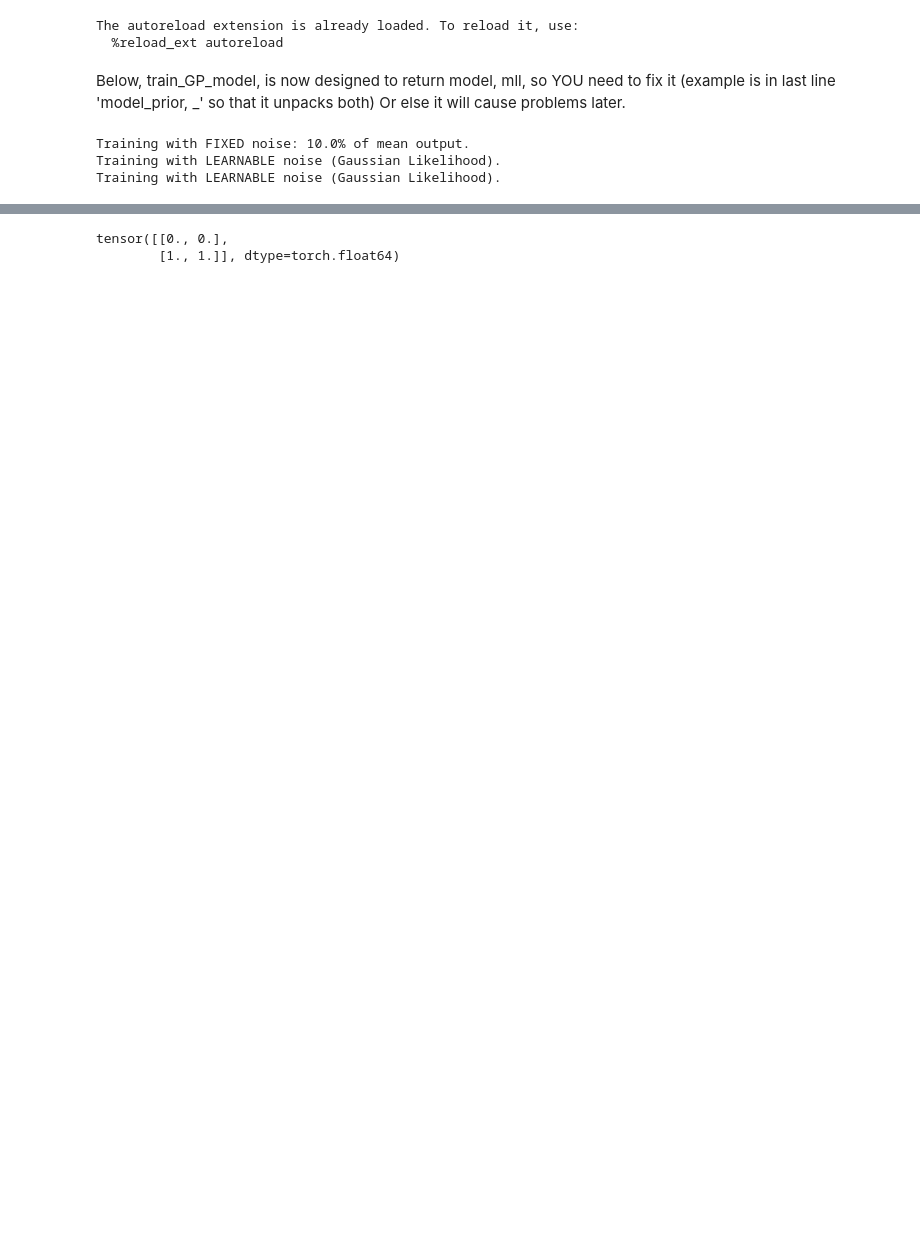
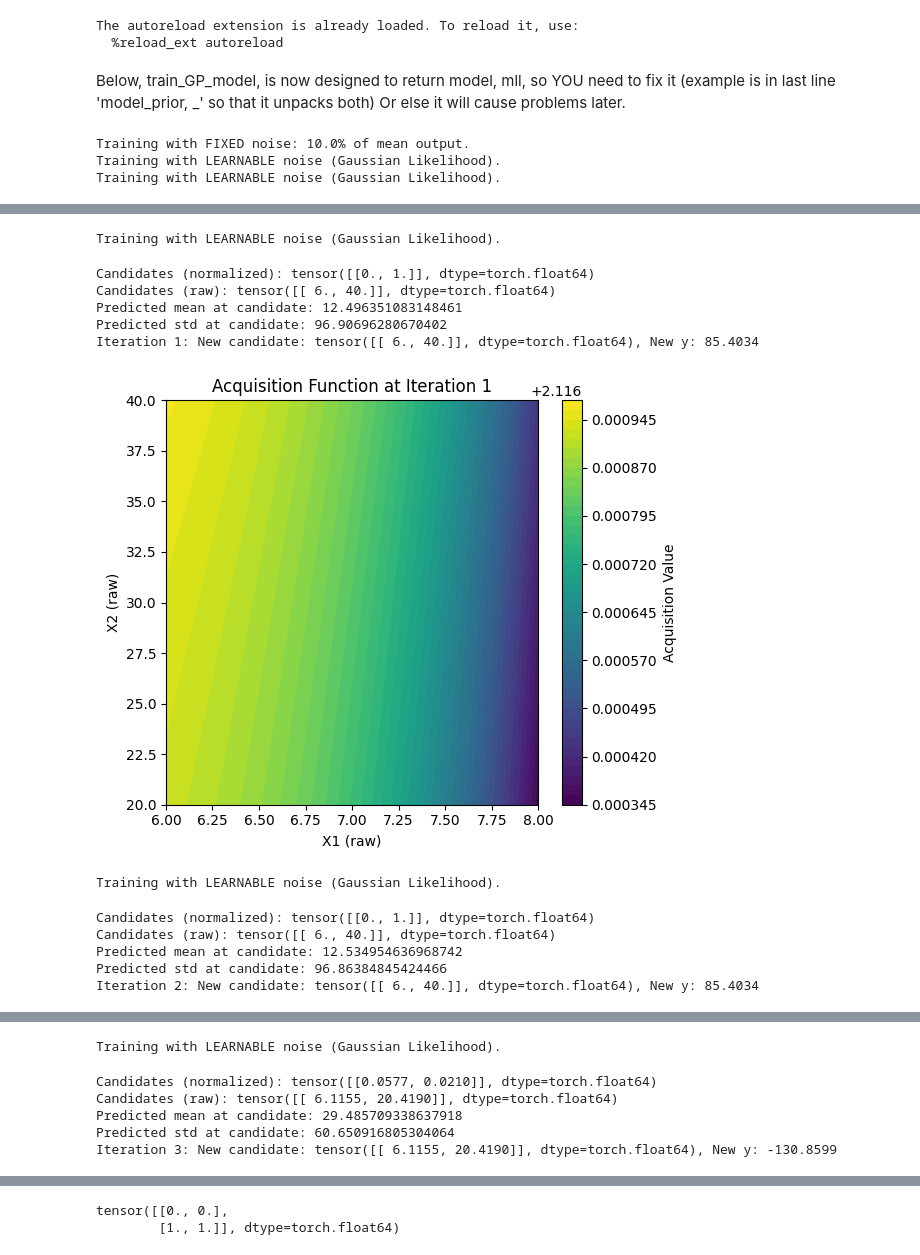
Before and after one commit to subarumuroi/Torch-Practice, a Jupyter notebook: Izzy model.ipynb, the cells around one changed output, grey strips where cells are left out. Saved outputs shown, nothing was run; the diff lists cells and outputs as text; code cells hidden in the pictures; blank space fills up the shorter version.

```diff
--- a/Izzy model.ipynb
+++ b/Izzy model.ipynb
@@ -204,0 +242,68 @@ ValueError: Must specify `raw_samples` when `batch_initial_conditions` is None`.
+# %%
+from botorch.optim import optimize_acqf
+from botorch.acquisition.logei import qLogNoisyExpectedImprovement
+from botorch.acquisition import UpperConfidenceBound
+
+n_iterations = 3
+num_restarts = 5
+
+for iteration in range(n_iterations):
+    # Train model
+    model, mll = train_GP_model(train_X, train_Y, fixed_noise=False)
+
+    # Recompute batch_initial_conditions each iteration (important!)
+    topk = torch.topk(train_Y.squeeze(), k=num_restarts, largest=True)
+    batch_initial_conditions = train_X[topk.indices].unsqueeze(1)
+
+    # Acquisition function (try switching between UCB and qLogNEI to compare)
+    acq_func = qLogNoisyExpectedImprovement(
+        model=model,
+        X_baseline=train_X,
+    )
+    # Alternative (exploratory):
+    # acq_func = UpperConfidenceBound(model=model, beta=0.1)
+
+    # Optimize acquisition function
+    candidate, _ = optimize_acqf(
+        acq_function=acq_func,
+        bounds=normalized_bounds,
+        q=1,
+        num_restarts=10,
+        raw_samples=256,
+        batch_initial_conditions=batch_initial_conditions,
+    )
+
+    # Unnormalize candidate
+    candidate_raw = unnormalize(candidate, bounds=bounds)
+
+    print("Candidates (normalized):", candidate)
+    print("Candidates (raw):", candidate_raw)
+
+    # Evaluate objective
+    new_y = objective_function(candidate_raw, seed=seed)
+    train_X = torch.cat([train_X, candidate_raw], dim=0)
+    train_Y = torch.cat([train_Y, new_y.unsqueeze(-1)], dim=0)
+
+    # Posterior info
+    posterior = model.posterior(candidate)
+    print(f"Predicted mean at candidate: {posterior.mean.item()}")
+    print(f"Predicted std at candidate: {posterior.variance.sqrt().item()}")
+    print(f"Iteration {iteration+1}: New candidate: {candidate_raw}, New y: {new_y.item():.4f}")
+
+    # Optional: Plot acquisition function
+    plot_acquisition(acq_func, bounds, title=f"Acquisition Function at Iteration {iteration+1}")
+    plt.show()
+# %% [output]
+Training with LEARNABLE noise (Gaussian Likelihood).
+Candidates (normalized): tensor([[0., 1.]], dtype=torch.float64)
+Candidates (raw): tensor([[ 6., 40.]], dtype=torch.float64)
+Predicted mean at candidate: 12.496351083148461
+Predicted std at candidate: 96.90696280670402
+Iteration 1: New candidate: tensor([[ 6., 40.]], dtype=torch.float64), New y: 85.4034
+[figure, added]
+Training with LEARNABLE noise (Gaussian Likelihood).
+Candidates (normalized): tensor([[0., 1.]], dtype=torch.float64)
+Candidates (raw): tensor([[ 6., 40.]], dtype=torch.float64)
+Predicted mean at candidate: 12.534954636968742
+Predicted std at candidate: 96.86384845424466
+Iteration 2: New candidate: tensor([[ 6., 40.]], dtype=torch.float64), New y: 85.4034
@@ -204,0 +311,6 @@ ValueError: Must specify `raw_samples` when `batch_initial_conditions` is None`.
+Training with LEARNABLE noise (Gaussian Likelihood).
+Candidates (normalized): tensor([[0.0577, 0.0210]], dtype=torch.float64)
+Candidates (raw): tensor([[ 6.1155, 20.4190]], dtype=torch.float64)
+Predicted mean at candidate: 29.485709338637918
+Predicted std at candidate: 60.650916805304064
+Iteration 3: New candidate: tensor([[ 6.1155, 20.4190]], dtype=torch.float64), New y: -130.8599
```
Also changed, not shown: parts of 6 cells of this notebook.
